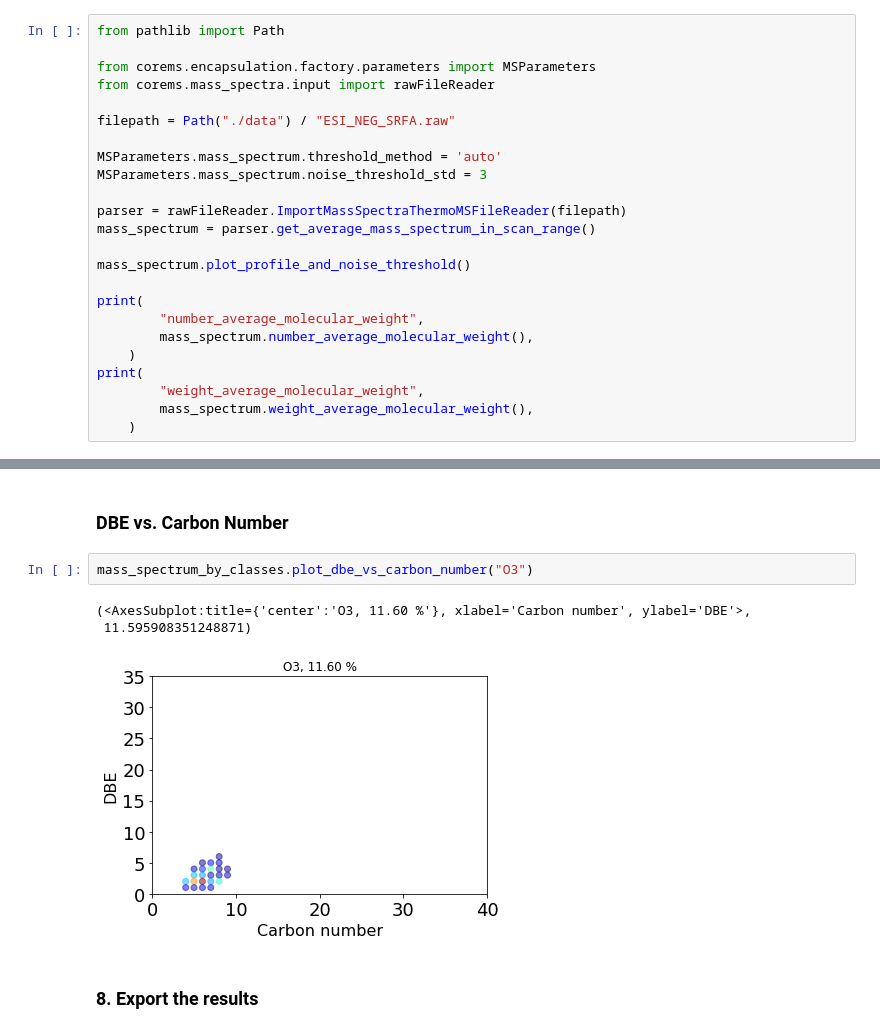
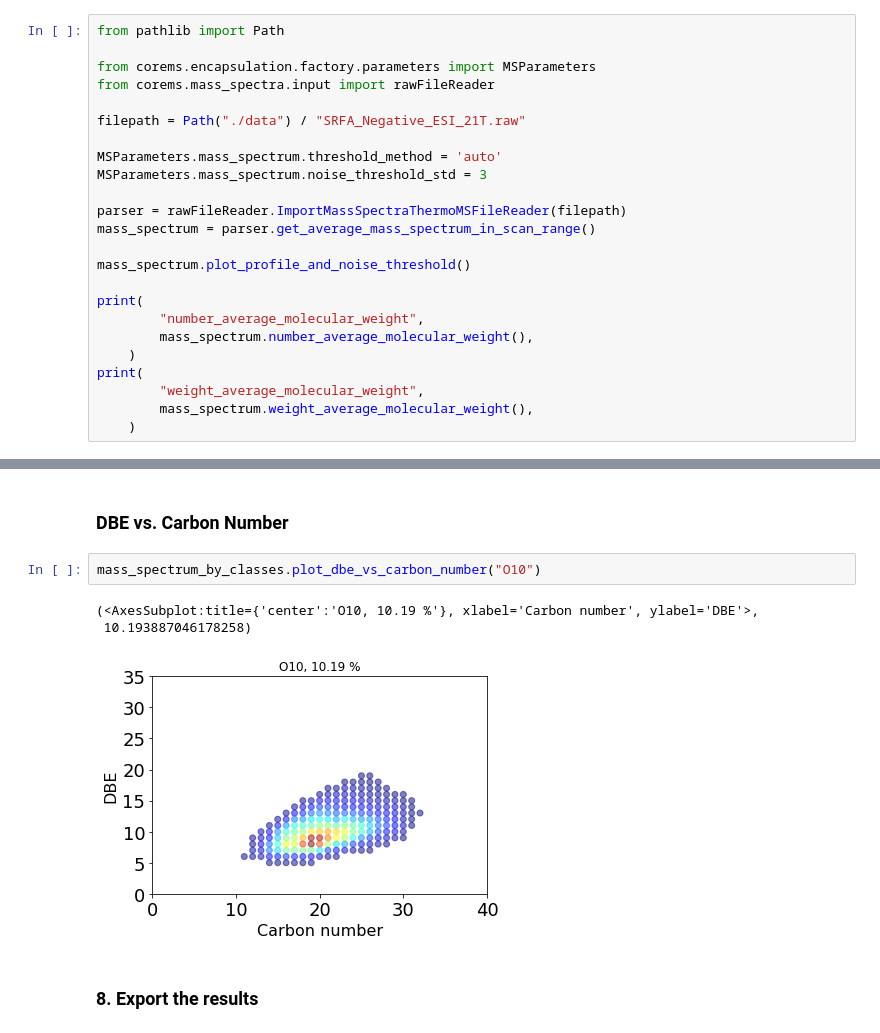
Before and after one commit to EMSL-Computing/Day3-EMSL-SummerSchool-2022, a Jupyter notebook: Summer School CoreMS Tutorial.ipynb, the cells around one changed output, grey strips where cells are left out. Drawn from its saved outputs; the diff is of its cells as text.

```diff
--- a/Summer School CoreMS Tutorial.ipynb
+++ b/Summer School CoreMS Tutorial.ipynb
@@ -9,7 +9,7 @@ from pathlib import Path
 from corems.encapsulation.factory.parameters import MSParameters
 from corems.mass_spectra.input import rawFileReader
 
-filepath = Path("./data") / "ESI_NEG_SRFA.raw"
+filepath = Path("./data") / "SRFA_Negative_ESI_21T.raw"
 
 MSParameters.mass_spectrum.threshold_method = 'auto'
 MSParameters.mass_spectrum.noise_threshold_std = 3
@@ -219,11 +235,11 @@ mass_spectrum_by_classes.plot_ms_class('O3')
 # %% [markdown]
 ### DBE vs. Carbon Number
 # %%
-mass_spectrum_by_classes.plot_dbe_vs_carbon_number("O3")
+mass_spectrum_by_classes.plot_dbe_vs_carbon_number("O10")
 # %% [output]
-(<AxesSubplot:title={'center':'O3, 11.60 %'}, xlabel='Carbon number', ylabel='DBE'>,
- 11.595908351248871)
+(<AxesSubplot:title={'center':'O10, 10.19 %'}, xlabel='Carbon number', ylabel='DBE'>,
+ 10.193887046178258)
-[figure, old version]
+[figure, new version]
 # %% [markdown]
 ### 8. Export the results
 # %%
```
Also changed, not shown: parts of 12 cells of this notebook.
